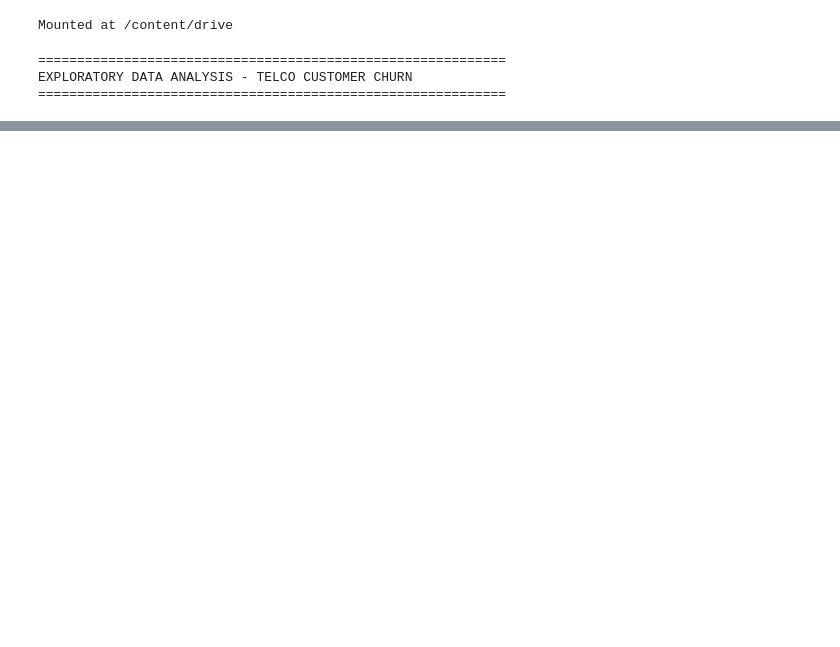
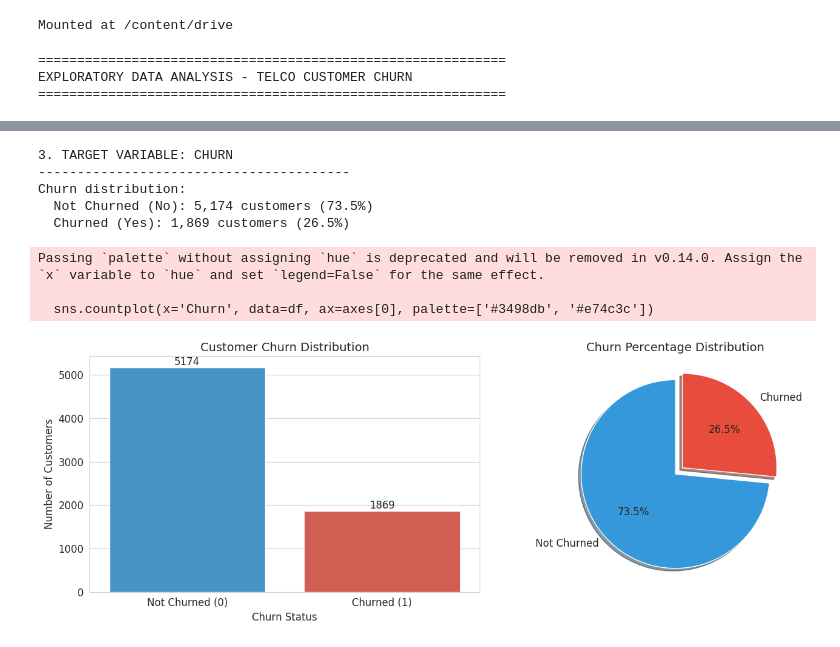
Before and after one commit to tharusha20241825-afk/MLCW, a Jupyter notebook: Tharusha.ipynb, the cells around one changed output, grey strips where cells are left out. Saved outputs shown, nothing was run; the diff lists cells and outputs as text; code cells hidden in the pictures; blank space fills up the shorter version.

```diff
--- a/Tharusha.ipynb
+++ b/Tharusha.ipynb
@@ -32,0 +112,52 @@ EXPLORATORY DATA ANALYSIS - TELCO CUSTOMER CHURN
+# %%
+# 3. TARGET VARIABLE ANALYSIS
+print("\n\n3. TARGET VARIABLE: CHURN")
+print("-" * 40)
+
+# Convert Churn to binary (1 for 'Yes', 0 for 'No')
+df['Churn'] = df['Churn'].map({'Yes': 1, 'No': 0})
+
+# Distribution
+churn_counts = df['Churn'].value_counts()
+churn_percent = df['Churn'].value_counts(normalize=True) * 100
+
+print("Churn distribution:")
+for i, (count, percent) in enumerate(zip(churn_counts, churn_percent)):
+    label = "Churned (Yes)" if i == 1 else "Not Churned (No)"
+    print(f"  {label}: {count:,} customers ({percent:.1f}%)")
+
+# Visualize churn distribution
+fig, axes = plt.subplots(1, 2, figsize=(14, 5))
+
+# Count plot
+sns.countplot(x='Churn', data=df, ax=axes[0], palette=['#3498db', '#e74c3c'])
+axes[0].set_title('Customer Churn Distribution', fontsize=14)
+axes[0].set_xlabel('Churn Status')
+axes[0].set_ylabel('Number of Customers')
+axes[0].set_xticklabels(['Not Churned (0)', 'Churned (1)'])
+
+# Add count labels on bars
+for p in axes[0].patches:
+    axes[0].annotate(f'{int(p.get_height())}',
+                    (p.get_x() + p.get_width() / 2., p.get_height()),
+                    ha='center', va='bottom', fontsize=12)
+
+# Pie chart
+colors = ['#3498db', '#e74c3c']
+axes[1].pie(churn_counts, labels=['Not Churned', 'Churned'],
+            autopct='%1.1f%%', colors=colors, startangle=90,
+            explode=(0, 0.1), shadow=True)
+axes[1].set_title('Churn Percentage Distribution', fontsize=14)
+
+plt.tight_layout()
+plt.show()
+# %% [output]
+3. TARGET VARIABLE: CHURN
+----------------------------------------
+Churn distribution:
+  Not Churned (No): 5,174 customers (73.5%)
+  Churned (Yes): 1,869 customers (26.5%)
+Passing `palette` without assigning `hue` is deprecated and will be removed in v0.14.0. Assign the `x` variable to `hue` and set `legend=False` for the same effect.
+
+  sns.countplot(x='Churn', data=df, ax=axes[0], palette=['#3498db', '#e74c3c'])
+[figure, added]
```
Also changed, not shown: parts of 3 cells of this notebook.
